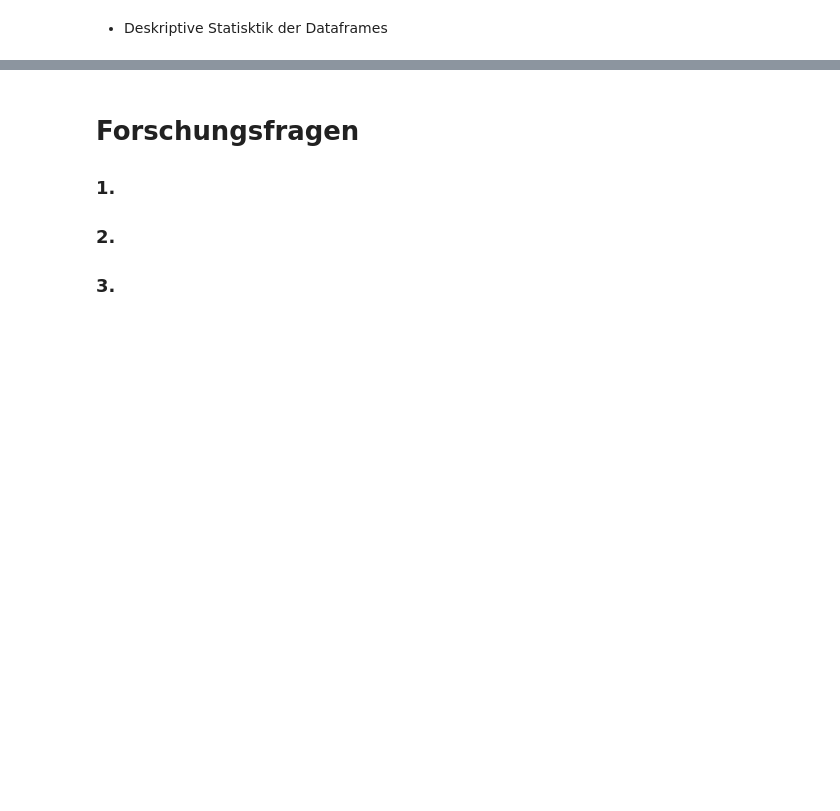
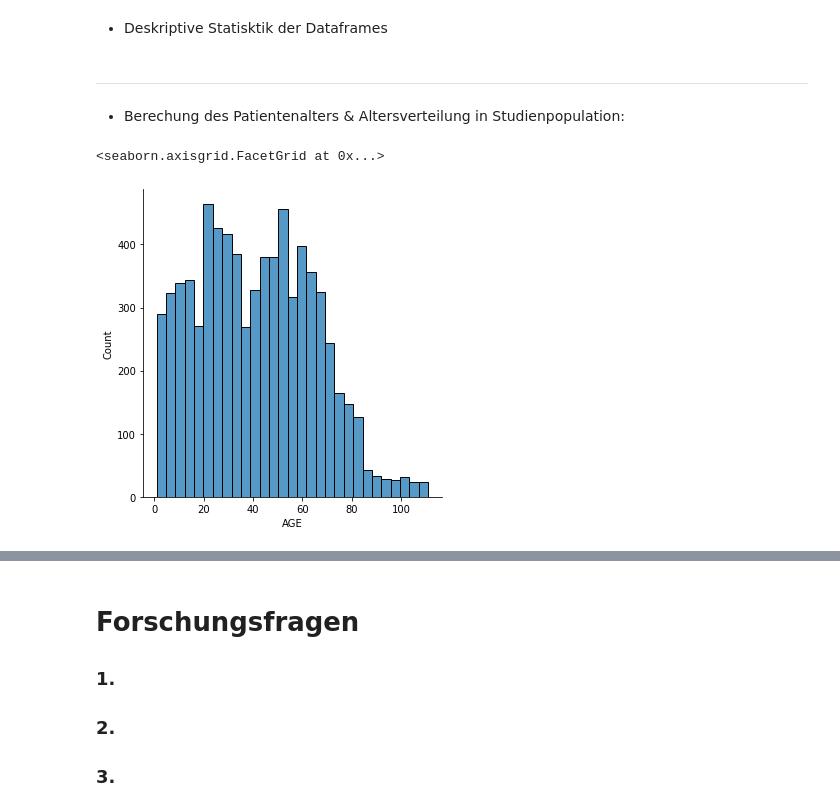
Before and after one commit to Fuenfgeld/ATeamDatenmanagementUndArchivierung, a Jupyter notebook: IMECOS_master.ipynb, the cells around one changed output, grey strips where cells are left out. Drawn from its saved outputs; the diff is of its cells as text; code cells hidden in the pictures; blank space fills up the shorter version.

```diff
--- a/IMECOS_master.ipynb
+++ b/IMECOS_master.ipynb
@@ -113,3 +113,21 @@ patients.info()
 print()
 print("Encounters:")
 encounters.info()
+# %% [markdown]
+
+
+---
+*   Berechung des Patientenalters & Altersverteilung in Studienpopulation:
+# %%
+# Convert date columns
+patients["BIRTHDATE"] = pd.to_datetime(patients["BIRTHDATE"])
+patients["DEATHDATE"] = pd.to_datetime(patients["DEATHDATE"])
+# calcute patient age
+patients["AGE"] = patients.DEATHDATE.dt.year - patients.BIRTHDATE.dt.year
+patients["AGE"] = patients["AGE"].fillna(2021 - patients.BIRTHDATE.dt.year)
+# %%
+# patients age distribution
+sns.displot(patients["AGE"])
+# %% [output]
+<seaborn.axisgrid.FacetGrid at 0x...>
+[figure, added]
```
Also changed, not shown: parts of 6 cells of this notebook.
